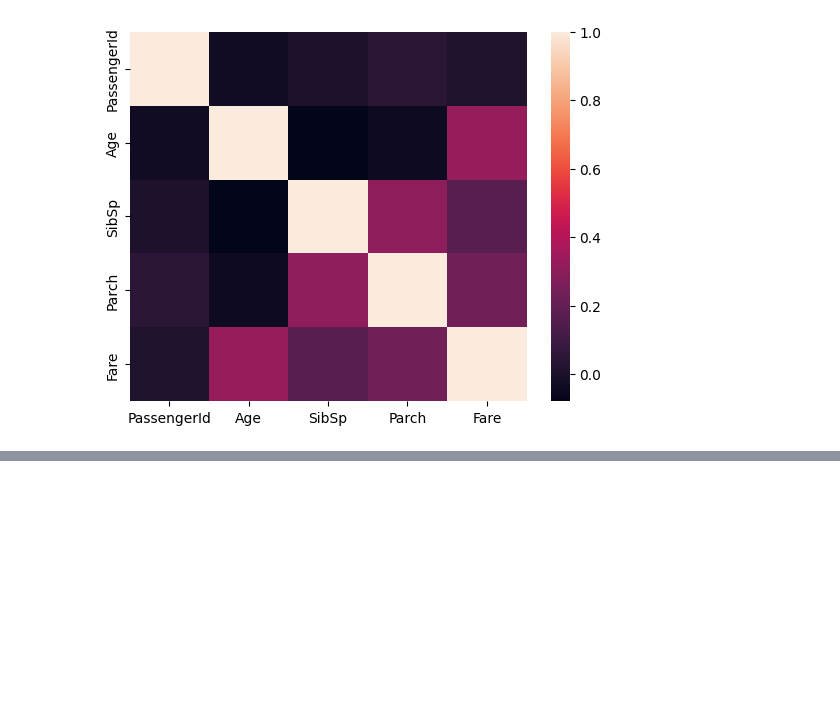
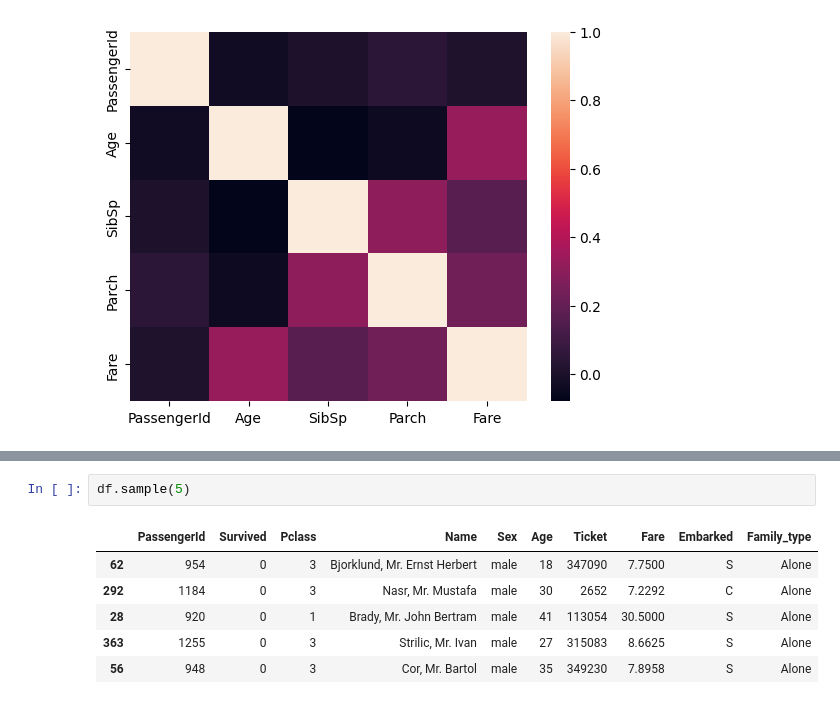
Before and after one commit to Shiv-kumar-behera/Data-Analysis, a Jupyter notebook: Data_Analysis_on_Titanic_Dataset/Untitled.ipynb, the cells around one changed output, grey strips where cells are left out. Drawn from its saved outputs; the diff is of its cells as text; blank space fills up the shorter version.

```diff
--- a/Data_Analysis_on_Titanic_Dataset/Untitled.ipynb
+++ b/Data_Analysis_on_Titanic_Dataset/Untitled.ipynb
@@ -405,0 +444,9 @@ sns.heatmap(df.corr(numeric_only=True))
+# %%
+df.sample(5)
+# %% [output]
+|  | PassengerId | Survived | Pclass | Name | Sex | Age | Ticket | Fare | Embarked | Family_type |
+| 62 | 954 | 0 | 3 | Bjorklund, Mr. Ernst Herbert | male | 18 | 347090 | 7.7500 | S | Alone |
+| 292 | 1184 | 0 | 3 | Nasr, Mr. Mustafa | male | 30 | 2652 | 7.2292 | C | Alone |
+| 28 | 920 | 0 | 1 | Brady, Mr. John Bertram | male | 41 | 113054 | 30.5000 | S | Alone |
+| 363 | 1255 | 0 | 3 | Strilic, Mr. Ivan | male | 27 | 315083 | 8.6625 | S | Alone |
+| 56 | 948 | 0 | 3 | Cor, Mr. Bartol | male | 35 | 349230 | 7.8958 | S | Alone |
```
Also changed, not shown: parts of 12 cells of this notebook, 3 other files.
